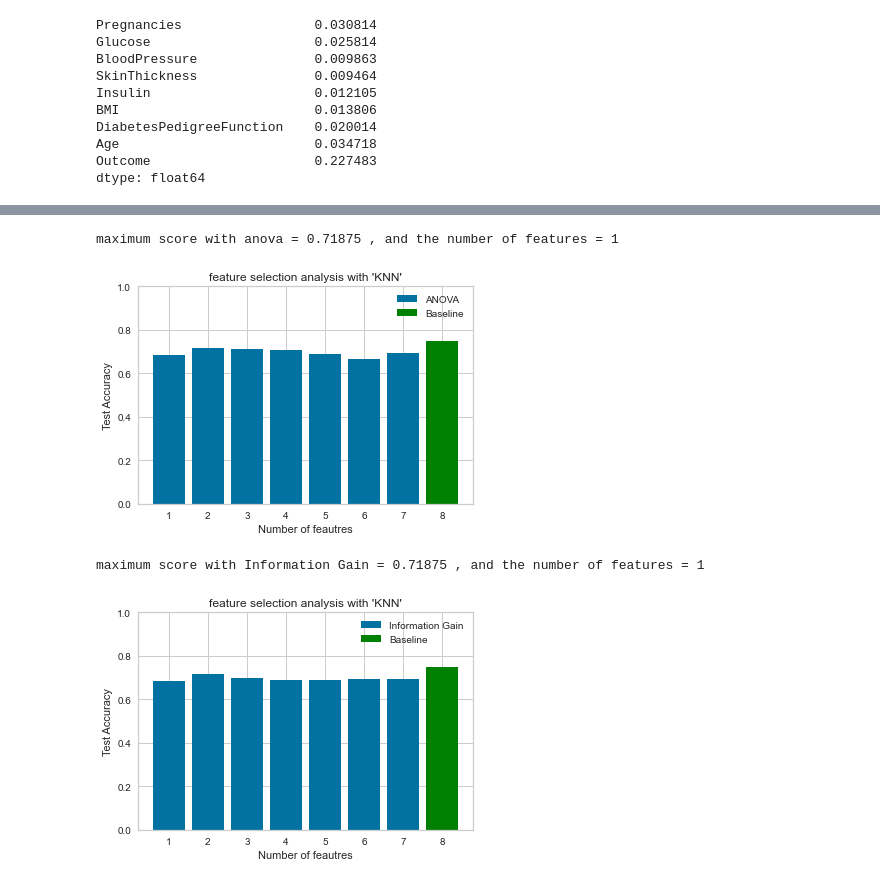
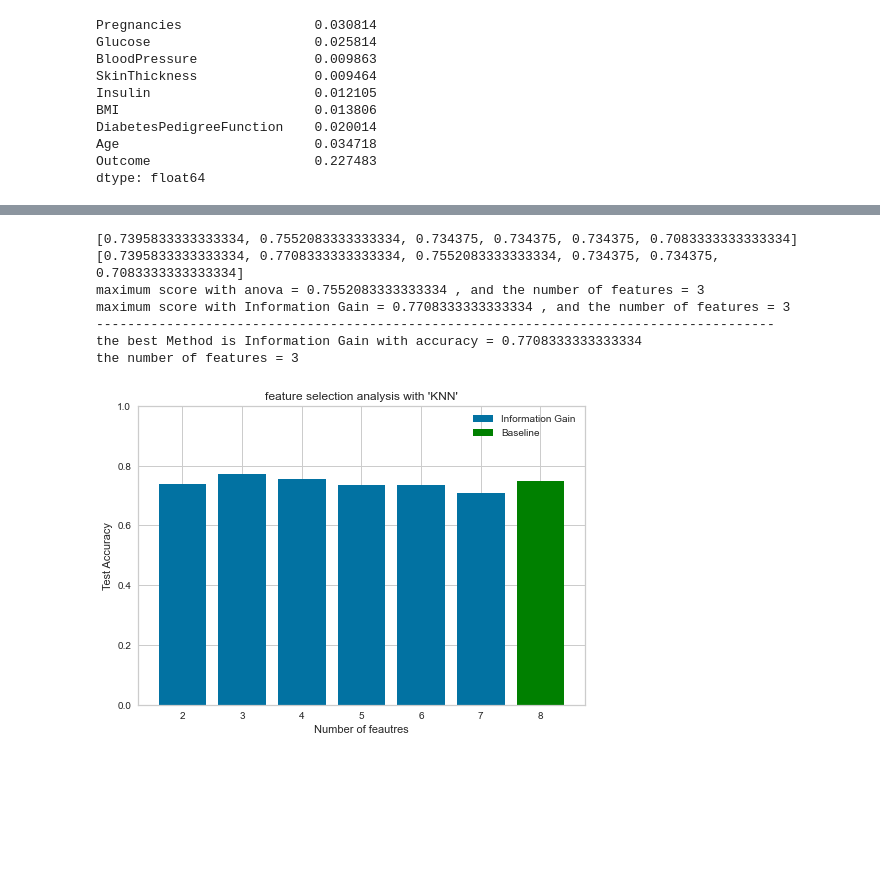
Before and after one commit to Sa2a/Ml_GA3_Clustering, a Jupyter notebook: KNN VS LR analysis.ipynb, the cells around one changed output, grey strips where cells are left out. Cells and saved outputs as stored; diff of their text form; code cells hidden in the pictures; blank space fills up the shorter version.

Commit message:
feature selection( filter vs wrapper)

```diff
--- a/KNN VS LR analysis.ipynb
+++ b/KNN VS LR analysis.ipynb
@@ -495,3 +484,12 @@ dtype: float64
+# %%
+def KNN_model(x_train_new, x_test_new, y_train_new, y_test_new):
+  kNN = KNeighborsClassifier()
+  kNN.fit(x_train_new, y_train_new)
+  # Predict on dataset which model has not seen before
+  KNN_pred=kNN.predict(x_test_new)
+  acc_knn= accuracy_score(y_test_new, KNN_pred)
+
+  return acc_knn
 # %%
 from sklearn.feature_selection import SelectKBest, f_classif,mutual_info_classif
 def feature_selection(model,X_teain,y_train, feature_selection_method = f_classif, range = range(1,len(df.columns)-1)):
@@ -511,36 +509,47 @@ def feature_selection(model,X_teain,y_train, feature_selection_method = f_classi
 # %%
-n_features = range(1,len(df.columns)-1)
-KNN_ANOVA_accuracies = feature_selection(KNN,X,Y, feature_selection_method= f_classif, range=n_features )
-KNN_INFO_GAIN_accuracies = feature_selection(KNN,X,Y, feature_selection_method= mutual_info_classif, range=n_features)
+n_features = range(2,len(df.columns)-1)
+KNN_ANOVA_accuracies = feature_selection(KNN_model,X,Y, feature_selection_method= f_classif, range=n_features )
+KNN_INFO_GAIN_accuracies = feature_selection(KNN_model,X,Y, feature_selection_method= mutual_info_classif, range=n_features)
 # %%
-max_accuracy_anova = max(KNN_ANOVA_accuracies)
-max_accuracy_info = max(KNN_INFO_GAIN_accuracies)
-
-print(f'maximum score with anova = {max_accuracy_anova} , and the number of features = {KNN_ANOVA_accuracies.index(max_accuracy_anova)}')
-plt.bar(n_features,KNN_ANOVA_accuracies,label="ANOVA")
-plt.bar([8],[evaluation_KNN],label="Baseline",color ="green")
-# plt.bar(n_features,KNN_INFO_GAIN_accuracies,label="Iformation Gain")
-plt.title("feature selection analysis with 'KNN'")
-plt.xlabel("Number of feautres")
-plt.ylabel("Test Accuracy")
-plt.legend()
-plt.ylim(0,1)
-plt.show()
-
-print(f'maximum score with Information Gain = {max_accuracy_info} , and the number of features = {KNN_INFO_GAIN_accuracies.index(max_accuracy_info)}')
-plt.bar(n_features,KNN_INFO_GAIN_accuracies,label="Information Gain")
-plt.bar([8],[evaluation_KNN],label="Baseline",color ="green")
-plt.title("feature selection analysis with 'KNN'")
-plt.xlabel("Number of feautres")
-plt.ylabel("Test Accuracy")
-plt.legend()
-plt.ylim(0,1)
-plt.show()
 
 print(KNN_ANOVA_accuracies)
 print(KNN_INFO_GAIN_accuracies)
+
+max_accuracy_anova = np.max(KNN_ANOVA_accuracies)
+max_accuracy_info = np.max(KNN_INFO_GAIN_accuracies)
+
+print(f'maximum score with anova = {max_accuracy_anova} , and the number of features = {n_features[KNN_ANOVA_accuracies.index(max_accuracy_anova)]}')
+print(f'maximum score with Information Gain = {max_accuracy_info} , and the number of features = {n_features[KNN_INFO_GAIN_accuracies.index(max_accuracy_info)]}')
+print("---------------------------------------------------------------------------------------")
+max = max_accuracy_info
+if max< max_accuracy_anova:
+    max= max_accuracy_anova
+    print (f"the best Method is ANOVA with accuracy = {max} \nthe number of features = {n_features[KNN_ANOVA_accuracies.index(max_accuracy_anova)]}")
+    plt.bar(n_features,KNN_ANOVA_accuracies,label="ANOVA")
+    plt.bar([8],[evaluation_KNN],label="Baseline",color ="green")
+    # plt.bar(n_features,KNN_INFO_GAIN_accuracies,label="Iformation Gain")
+    plt.title("feature selection analysis with 'KNN'")
+    plt.xlabel("Number of feautres")
+    plt.ylabel("Test Accuracy")
+    plt.legend()
+    plt.ylim(0,1)
+    plt.show()
+else:
+    print (f"the best Method is Information Gain with accuracy = {max} \nthe number of features = {n_features[KNN_ANOVA_accuracies.index(max_accuracy_anova)]}")
+    plt.bar(n_features,KNN_INFO_GAIN_accuracies,label="Information Gain")
+    plt.bar([8],[evaluation_KNN],label="Baseline",color ="green")
+    plt.title("feature selection analysis with 'KNN'")
+    plt.xlabel("Number of feautres")
+    plt.ylabel("Test Accuracy")
+    plt.legend()
+    plt.ylim(0,1)
+    plt.show()
 # %% [output]
-maximum score with anova = 0.71875 , and the number of features = 1
+[0.7395833333333334, 0.7552083333333334, 0.734375, 0.734375, 0.734375, 0.7083333333333334]
+[0.7395833333333334, 0.7708333333333334, 0.7552083333333334, 0.734375, 0.734375, 0.7083333333333334]
+maximum score with anova = 0.7552083333333334 , and the number of features = 3
+maximum score with Information Gain = 0.7708333333333334 , and the number of features = 3
+---------------------------------------------------------------------------------------
+the best Method is Information Gain with accuracy = 0.7708333333333334
+the number of features = 3
-[figure, old version]
+[figure, new version]
-maximum score with Information Gain = 0.71875 , and the number of features = 1
-[figure, removed]
```
Also changed, not shown: parts of 20 cells of this notebook.
